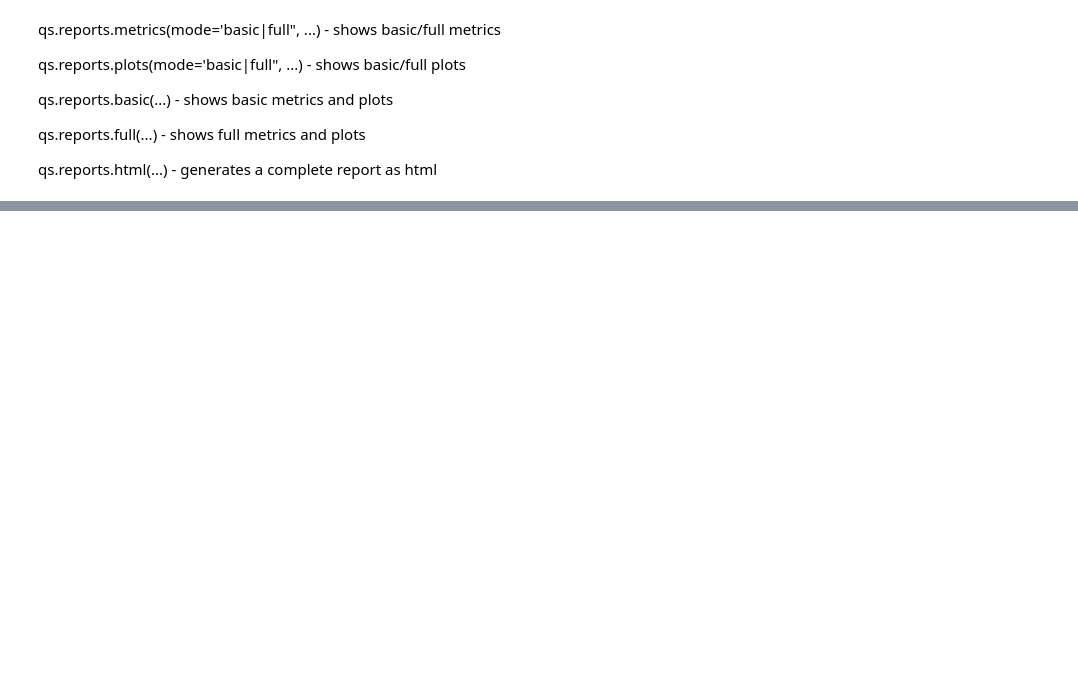
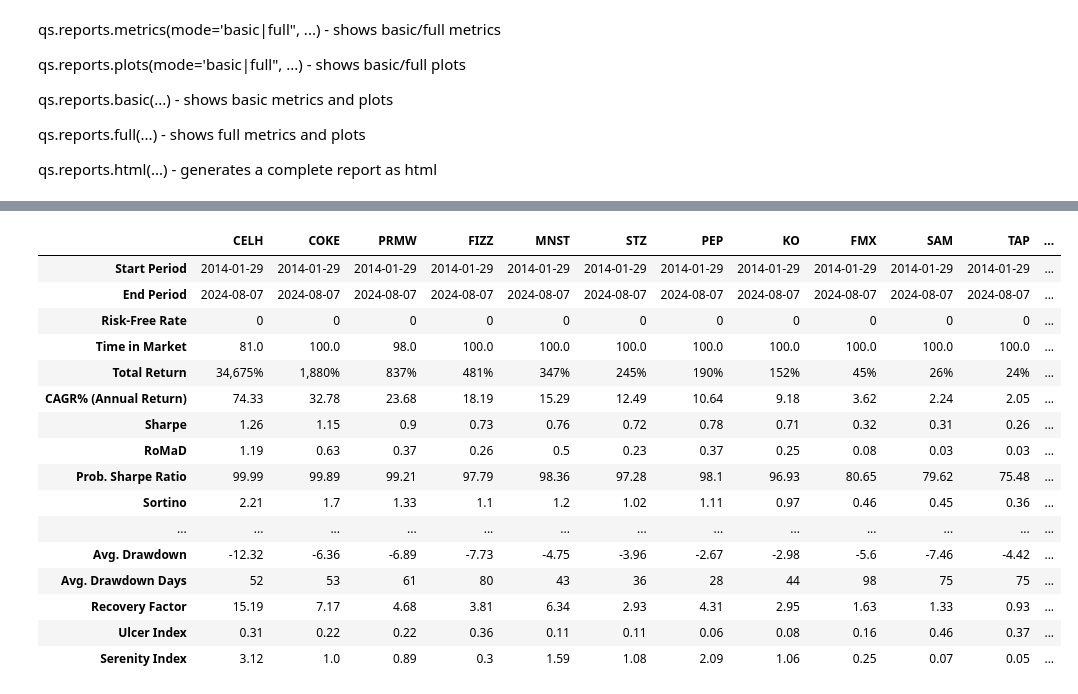
Before and after one commit to wellzero/quant_free, a Jupyter notebook: research/index/quant_statistic.ipynb, the cells around one changed output, grey strips where cells are left out. Saved outputs shown, nothing was run; the diff lists cells and outputs as text; code cells hidden in the pictures; blank space fills up the shorter version.

```diff
--- a/research/index/quant_statistic.ipynb
+++ b/research/index/quant_statistic.ipynb
@@ -141,0 +147,26 @@ file /home/disk1/quant_free/data/equity/AVYA/xq/daily.csv not exsist!!
+# %%
+from dataset.us_equity_load import *
+sector_name = '半导体产品与设备'
+sector_name = '软件'
+# sector_name = '汽车零配件'
+# sector_name = '饮料'
+# sector_name = '燃气公用事业'
+# sector_name = '家庭耐用消费品'
+sector_name = '饮料'
+sector_name = 'Beverages'
+
+start_date = '2014-01-29'
+end_date = '2024-08-08'
+
+df = us_equity_sector_daily_data_load(sector_name = sector_name, start_date = start_date, end_date = end_date, dir_option = 'fh', trade_option = 'close')
+
+df = pd.DataFrame(df)
+
+metrics = qs.reports.metrics(df, mode='basic', display = False, as_pct = True)
+
+metrics = metrics.T.sort_values(by='CAGR% (Annual Return)', axis=0, ascending=False).T
+
+us_dir1_store_csv(dir0 = 'symbol', dir1 = 'xq', filename='xq_stock_analysis' + sector_name + '.csv', data = metrics, encoding='utf-8-sig')
+
+display(metrics)
+# %% [output]
@@ -141,0 +186,17 @@ file /home/disk1/quant_free/data/equity/AVYA/xq/daily.csv not exsist!!
+|  | CELH | COKE | PRMW | FIZZ | MNST | STZ | PEP | KO | FMX | SAM | TAP | ... |
+| Start Period | 2014-01-29 | 2014-01-29 | 2014-01-29 | 2014-01-29 | 2014-01-29 | 2014-01-29 | 2014-01-29 | 2014-01-29 | 2014-01-29 | 2014-01-29 | 2014-01-29 | ... |
+| End Period | 2024-08-07 | 2024-08-07 | 2024-08-07 | 2024-08-07 | 2024-08-07 | 2024-08-07 | 2024-08-07 | 2024-08-07 | 2024-08-07 | 2024-08-07 | 2024-08-07 | ... |
+| Risk-Free Rate | 0 | 0 | 0 | 0 | 0 | 0 | 0 | 0 | 0 | 0 | 0 | ... |
+| Time in Market | 81.0 | 100.0 | 98.0 | 100.0 | 100.0 | 100.0 | 100.0 | 100.0 | 100.0 | 100.0 | 100.0 | ... |
+| Total Return | 34,675% | 1,880% | 837% | 481% | 347% | 245% | 190% | 152% | 45% | 26% | 24% | ... |
+| CAGR% (Annual Return) | 74.33 | 32.78 | 23.68 | 18.19 | 15.29 | 12.49 | 10.64 | 9.18 | 3.62 | 2.24 | 2.05 | ... |
+| Sharpe | 1.26 | 1.15 | 0.9 | 0.73 | 0.76 | 0.72 | 0.78 | 0.71 | 0.32 | 0.31 | 0.26 | ... |
+| RoMaD | 1.19 | 0.63 | 0.37 | 0.26 | 0.5 | 0.23 | 0.37 | 0.25 | 0.08 | 0.03 | 0.03 | ... |
+| Prob. Sharpe Ratio | 99.99 | 99.89 | 99.21 | 97.79 | 98.36 | 97.28 | 98.1 | 96.93 | 80.65 | 79.62 | 75.48 | ... |
+| Sortino | 2.21 | 1.7 | 1.33 | 1.1 | 1.2 | 1.02 | 1.11 | 0.97 | 0.46 | 0.45 | 0.36 | ... |
+| ... | ... | ... | ... | ... | ... | ... | ... | ... | ... | ... | ... | ... |
+| Avg. Drawdown | -12.32 | -6.36 | -6.89 | -7.73 | -4.75 | -3.96 | -2.67 | -2.98 | -5.6 | -7.46 | -4.42 | ... |
+| Avg. Drawdown Days | 52 | 53 | 61 | 80 | 43 | 36 | 28 | 44 | 98 | 75 | 75 | ... |
+| Recovery Factor | 15.19 | 7.17 | 4.68 | 3.81 | 6.34 | 2.93 | 4.31 | 2.95 | 1.63 | 1.33 | 0.93 | ... |
+| Ulcer Index | 0.31 | 0.22 | 0.22 | 0.36 | 0.11 | 0.11 | 0.06 | 0.08 | 0.16 | 0.46 | 0.37 | ... |
+| Serenity Index | 3.12 | 1.0 | 0.89 | 0.3 | 1.59 | 1.08 | 2.09 | 1.06 | 0.25 | 0.07 | 0.05 | ... |
```
Also changed, not shown: parts of 4 cells of this notebook, 1 other file.
